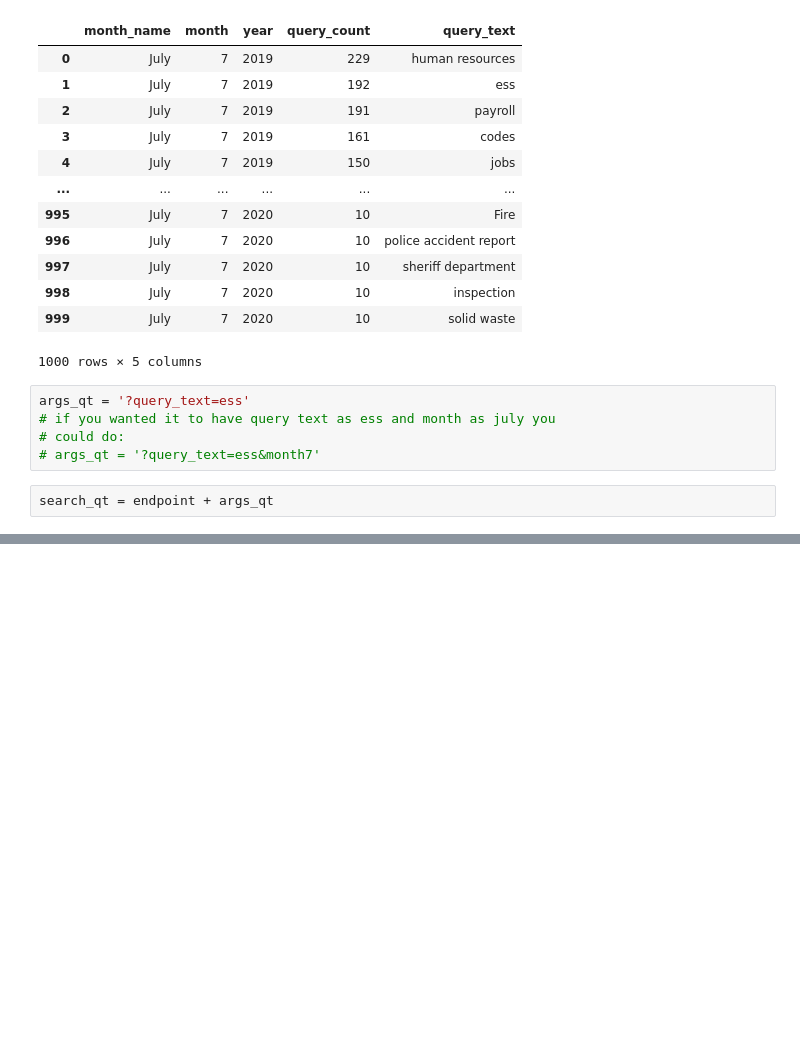
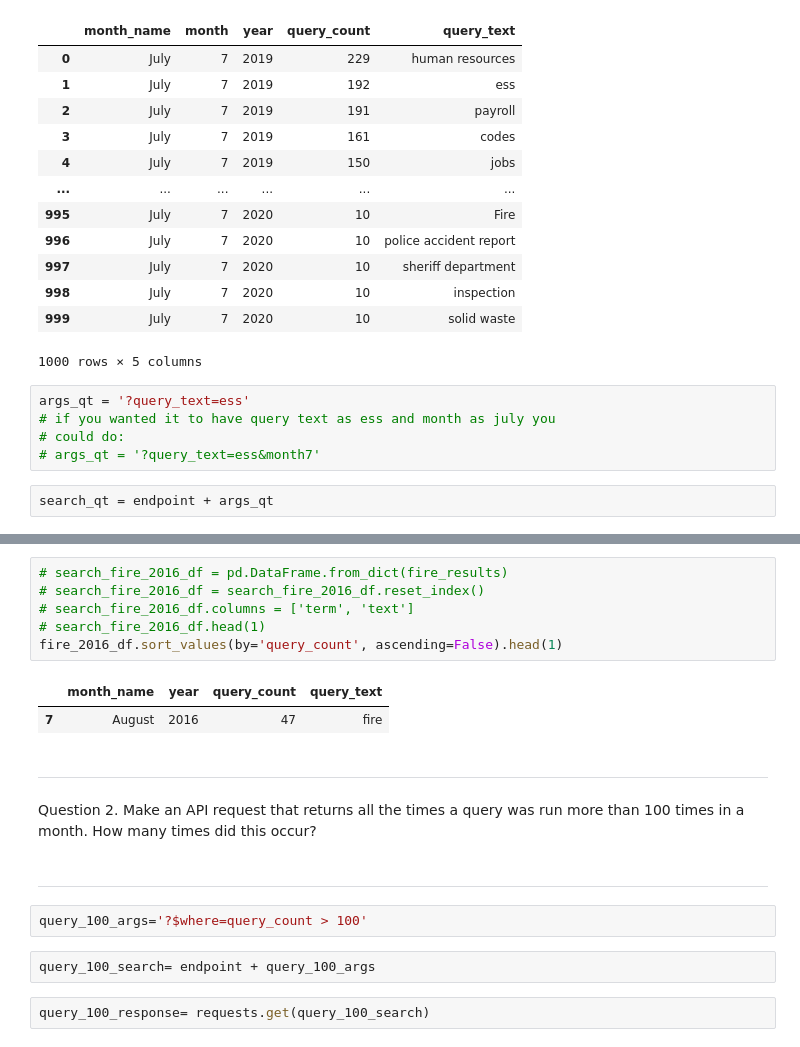
Before and after one commit to SamSitarek/socrata_api-SamSitarek, a Jupyter notebook: notebooks/soda_api.ipynb, the cells around one changed output, grey strips where cells are left out. Cells and saved outputs as stored; diff of their text form; blank space fills up the shorter version.

```diff
--- a/notebooks/soda_api.ipynb
+++ b/notebooks/soda_api.ipynb
@@ -120,0 +214,21 @@ search_qt = endpoint + args_qt
+# %%
+# search_fire_2016_df = pd.DataFrame.from_dict(fire_results)
+# search_fire_2016_df = search_fire_2016_df.reset_index()
+# search_fire_2016_df.columns = ['term', 'text']
+# search_fire_2016_df.head(1)
+fire_2016_df.sort_values(by='query_count', ascending=False).head(1)
+# %% [output]
+|  | month_name | year | query_count | query_text |
+| 7 | August | 2016 | 47 | fire |
+# %% [markdown]
+--------------------------------------------------------------------
+# %% [markdown]
+Question 2. Make an API request that returns all the times a query was run more than 100 times in a month. How many times did this occur?
+# %% [markdown]
+--------------------------------------------------------------------
+# %%
+query_100_args='?$where=query_count > 100'
+# %%
+query_100_search= endpoint + query_100_args
+# %%
+query_100_response= requests.get(query_100_search)
```
Also changed, not shown: parts of 57 cells of this notebook.
